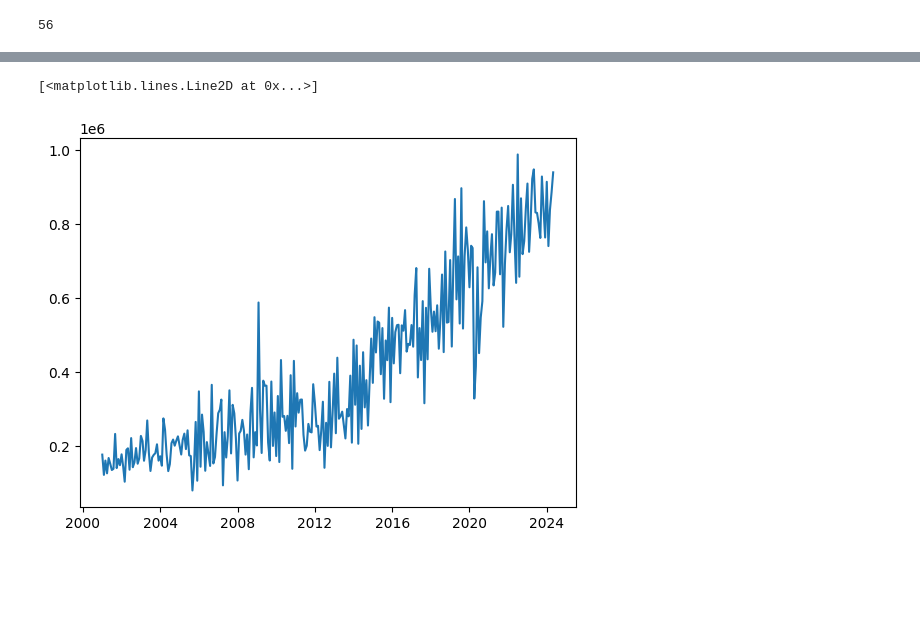
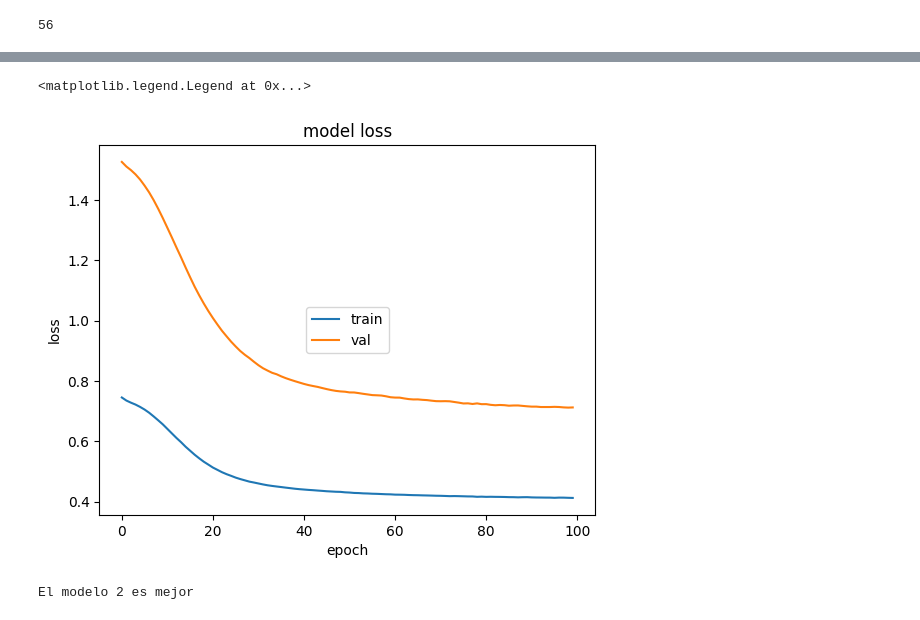
Before and after one commit to estebandonis/LSTMwithTimeSeries-DataScience, a Jupyter notebook: importationData.ipynb, the cells around one changed output, grey strips where cells are left out. Cells and saved outputs as stored; diff of their text form; code cells hidden in the pictures; blank space fills up the shorter version.

```diff
--- a/importationData.ipynb
+++ b/importationData.ipynb
@@ -181,14 +184,10 @@ Model: "functional_1"
  Non-trainable params: 0 (0.00 B)
 # %%
 modelo2 = Sequential()
-lote = 1
-unidades = 1
-paso = 1
-caracteristicas = 1 #es univariada
 
 inputs = keras.layers.Input((paso, caracteristicas))
-lstm_out = keras.layers.LSTM(lote)(inputs)
-outputs = keras.layers.Dense(10)(lstm_out)
+lstm_out = keras.layers.LSTM(lote, activation='tanh', kernel_regularizer=regularizers.l1_l2(0.001))(inputs)
+outputs = keras.layers.Dense(4)(lstm_out)
 
 modelo2 = keras.Model(inputs=inputs, outputs=outputs)
 modelo2.summary()
@@ -285,3 +260,26 @@ Pérdida en Prueba
+# %%
+plt.plot(history2.history['loss'])
+plt.plot(history2.history['val_loss'])
+plt.title('model loss')
+plt.ylabel('loss')
+plt.xlabel('epoch')
+plt.legend(['train', 'val'], loc='center')
+# %% [output]
+<matplotlib.legend.Legend at 0x...>
+[figure, added]
+# %%
+medianLoss1 = np.median(history1.history['val_loss'])
+medianLoss2 = np.median(history2.history['val_loss'])
+
+modelo = modelo1
+
+if medianLoss1 < medianLoss2:
+    print("El modelo 1 es mejor")
+else:
+    print("El modelo 2 es mejor")
+    modelo = modelo2
+# %% [output]
+El modelo 2 es mejor
 # %%
 prediccion_val = []
 
@@ -305,5 +300,0 @@ prediccion_test = prediccion_fun(x_test,modelo1, 1,scaler,dif=True,dif_cant=1, S
-# %%
-plt.plot(import_data)
-# %% [output]
-[<matplotlib.lines.Line2D at 0x...>]
-[figure, removed]
```
Also changed, not shown: parts of 12 cells of this notebook, 1 other file.
